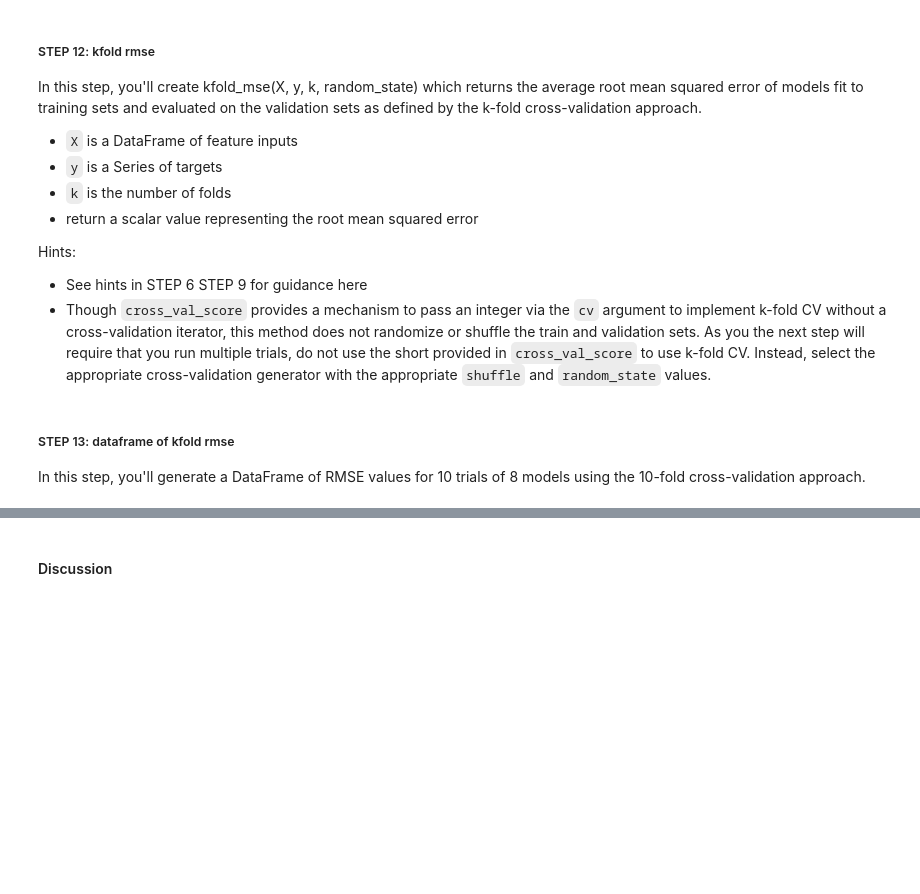
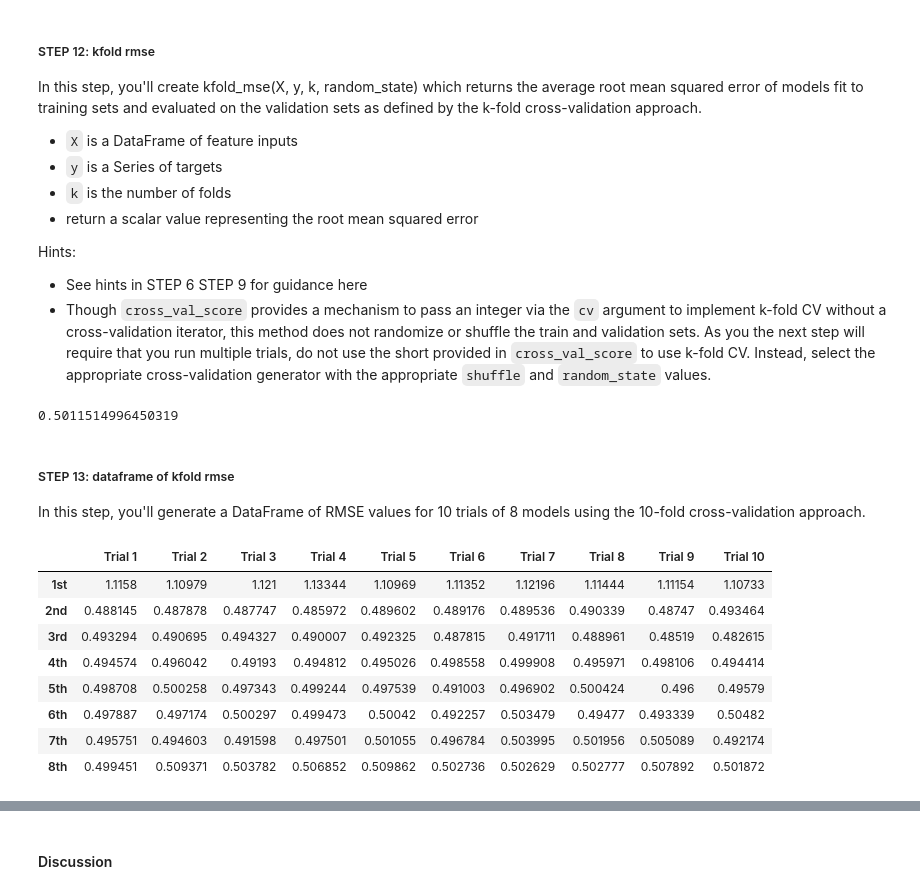
Before and after one commit to nikopetrocelli/489Proj2-Petrocelli, a Jupyter notebook: hw3.ipynb, the cells around one changed output, grey strips where cells are left out. Saved outputs shown, nothing was run; the diff lists cells and outputs as text; code cells hidden in the pictures; blank space fills up the shorter version.

```diff
--- a/hw3.ipynb
+++ b/hw3.ipynb
@@ -580,3 +636,26 @@ STEP_12_COMPLETE = False
+# %%
+#STEP 12
+
+#STUDENT CODE - create kfold_mse(X, y, k, random_state)
+#---------------------------------------------
+def kfold_mse(X, y, k, random_state):
+  est = LinearRegression().fit(X, y)
+  # lpo = LeavePOut(p=12)
+  # cv = ShuffleSplit(n_splits = 1, random_state=random_state)
+  # cv = LeaveOneOut()
+  cv = KFold(n_splits=k, random_state=random_state, shuffle=True)
+  scores = cross_val_score(est, X, y, scoring="neg_root_mean_squared_error",cv=cv)
+  # rmse_scores = np.sqrt(-scores)
+  # print(rmse_scores))
+
+  return np.mean(-scores)
+#---------------------------------------------
+
+print(kfold_mse(val, df['y'], 10, random_state))
+
+STEP_12_COMPLETE = False
+# %% [output]
+0.5011514996450319
 # %% [markdown]
 ##### STEP 13: dataframe of kfold rmse
 
@@ -593,3 +663,53 @@ STEP_13_COMPLETE = True
+# %%
+#STEP 13
+
+#STUDENT CODE - create DataFrame of LOOCV Order data
+#---------------------------------------------
+# cv3 = pd.DataFrame(columns=['Trial 1'], index=INDICES)
+# # display (cv2)
+# random_state=(np.random.RandomState(seed=42))
+# k=0
+# for j in INDICES:
+#   k+=1
+#   val3 = poly_df(df['x'], k)
+#   # print(val)
+#   # print(i)
+#   # print(k)
+#   # print(j)
+#   # print(df['y'])
+#   cv3['Trial 1'][j] = kfold_mse(val3, df['y'], k=10, random_state=random_state)
+# display (cv3)
+
+cv3 = pd.DataFrame(columns=COLUMNS, index=INDICES)
+
+random_state=(np.random.RandomState(seed=42))
+
+for i in COLUMNS:
+  k = 0
+  for j in INDICES:
+    k+=1
+    val = poly_df(df['x'], k)
+    # print(val)
+    # print(i)
+    # print(j)
+    # print(df['y'])
+    cv3[i][j] = kfold_mse(val, df['y'], k=10, random_state=random_state)
+#---------------------------------------------
+
+display(cv3)
+#---------------------------------------------
+
+STEP_13_COMPLETE = True
+# %% [output]
+|  | Trial 1 | Trial 2 | Trial 3 | Trial 4 | Trial 5 | Trial 6 | Trial 7 | Trial 8 | Trial 9 | Trial 10 |
+| 1st | 1.1158 | 1.10979 | 1.121 | 1.13344 | 1.10969 | 1.11352 | 1.12196 | 1.11444 | 1.11154 | 1.10733 |
+| 2nd | 0.488145 | 0.487878 | 0.487747 | 0.485972 | 0.489602 | 0.489176 | 0.489536 | 0.490339 | 0.48747 | 0.493464 |
+| 3rd | 0.493294 | 0.490695 | 0.494327 | 0.490007 | 0.492325 | 0.487815 | 0.491711 | 0.488961 | 0.48519 | 0.482615 |
+| 4th | 0.494574 | 0.496042 | 0.49193 | 0.494812 | 0.495026 | 0.498558 | 0.499908 | 0.495971 | 0.498106 | 0.494414 |
+| 5th | 0.498708 | 0.500258 | 0.497343 | 0.499244 | 0.497539 | 0.491003 | 0.496902 | 0.500424 | 0.496 | 0.49579 |
+| 6th | 0.497887 | 0.497174 | 0.500297 | 0.499473 | 0.50042 | 0.492257 | 0.503479 | 0.49477 | 0.493339 | 0.50482 |
+| 7th | 0.495751 | 0.494603 | 0.491598 | 0.497501 | 0.501055 | 0.496784 | 0.503995 | 0.501956 | 0.505089 | 0.492174 |
+| 8th | 0.499451 | 0.509371 | 0.503782 | 0.506852 | 0.509862 | 0.502736 | 0.502629 | 0.502777 | 0.507892 | 0.501872 |
 # %% [markdown]
 ##### STEP 14: plot kfold rmse
 
```
Also changed, not shown: parts of 20 cells of this notebook.
